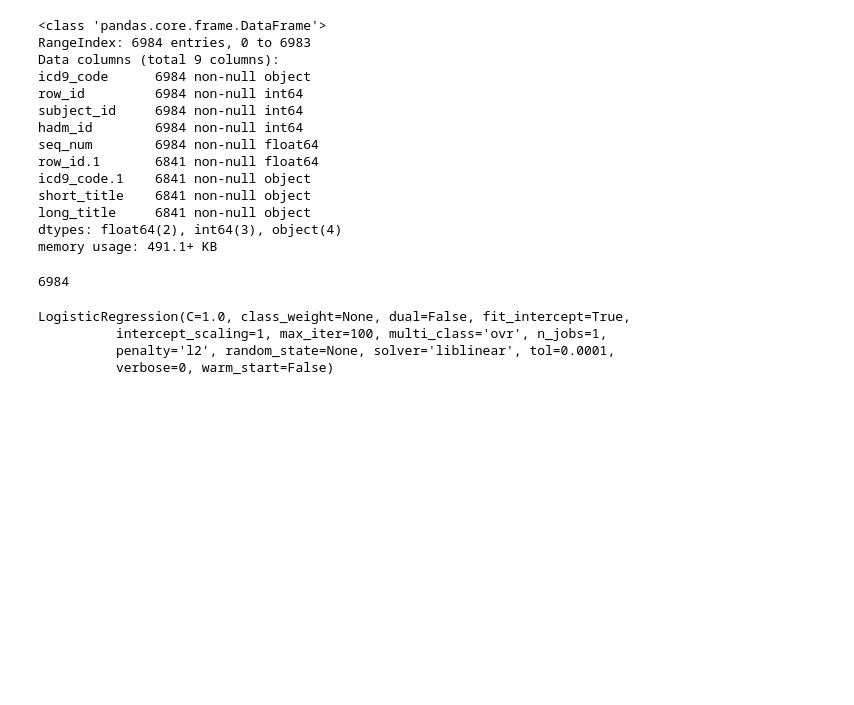
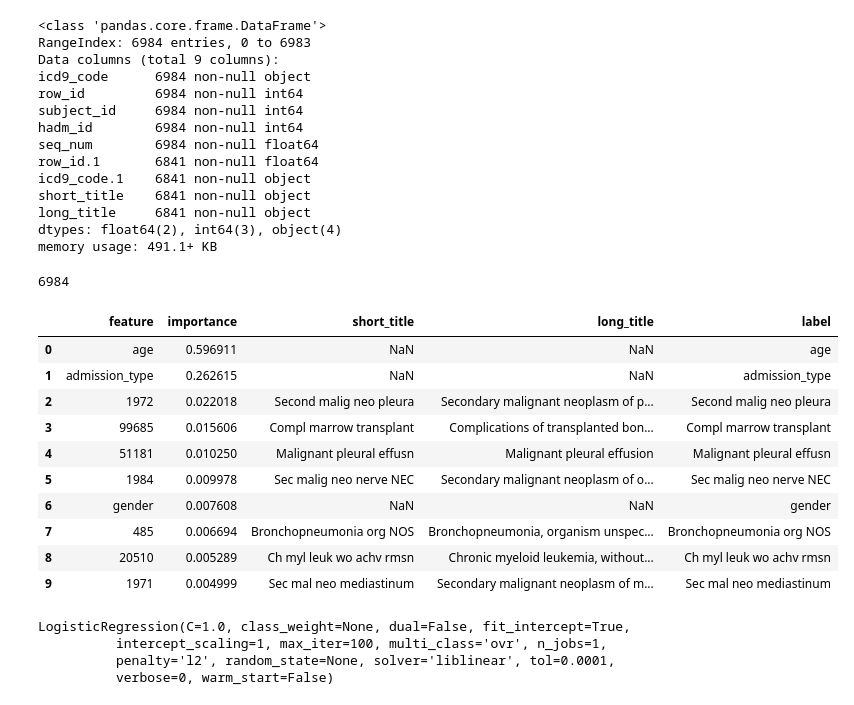
Before and after one commit to billiescodes/mortality_in_ICU, a Jupyter notebook: 02_Model_and_Evaluation.ipynb, the cells around one changed output. Drawn from its saved outputs; the diff is of its cells as text; code cells hidden in the pictures; blank space fills up the shorter version.

```diff
--- a/02_Model_and_Evaluation.ipynb
+++ b/02_Model_and_Evaluation.ipynb
@@ -261,8 +261,27 @@ def get_feature_importances(model):
     tmp = tmp.sort_values('importance', ascending=False)
     model_importance = tmp.merge(diagnoses_key.drop_duplicates(), on=['icd9_code'],how='left')
     model_importance = model_importance.rename(columns={'icd9_code':'feature'})
+    model_importance['label']= np.where(model_importance['short_title'].notnull(),
+                                        model_importance['short_title'],
+                                        model_importance['feature'] )
 
     return model_importance
+# %%
+rnd_final = get_feature_importances(rnd)
+# %%
+rnd_final[:10]
+# %% [output]
+|  | feature | importance | short_title | long_title | label |
+| 0 | age | 0.596911 | NaN | NaN | age |
+| 1 | admission_type | 0.262615 | NaN | NaN | admission_type |
+| 2 | 1972 | 0.022018 | Second malig neo pleura | Secondary malignant neoplasm of p... | Second malig neo pleura |
+| 3 | 99685 | 0.015606 | Compl marrow transplant | Complications of transplanted bon... | Compl marrow transplant |
+| 4 | 51181 | 0.010250 | Malignant pleural effusn | Malignant pleural effusion | Malignant pleural effusn |
+| 5 | 1984 | 0.009978 | Sec malig neo nerve NEC | Secondary malignant neoplasm of o... | Sec malig neo nerve NEC |
+| 6 | gender | 0.007608 | NaN | NaN | gender |
+| 7 | 485 | 0.006694 | Bronchopneumonia org NOS | Bronchopneumonia, organism unspec... | Bronchopneumonia org NOS |
+| 8 | 20510 | 0.005289 | Ch myl leuk wo achv rmsn | Chronic myeloid leukemia, without... | Ch myl leuk wo achv rmsn |
+| 9 | 1971 | 0.004999 | Sec mal neo mediastinum | Secondary malignant neoplasm of m... | Sec mal neo mediastinum |
 # %%
 X_train, X_test, y_train, y_test = train_test_split(X,y,test_size=0.3, random_state=4444 )
 # %%
```
Also changed, not shown: parts of 12 cells of this notebook.
